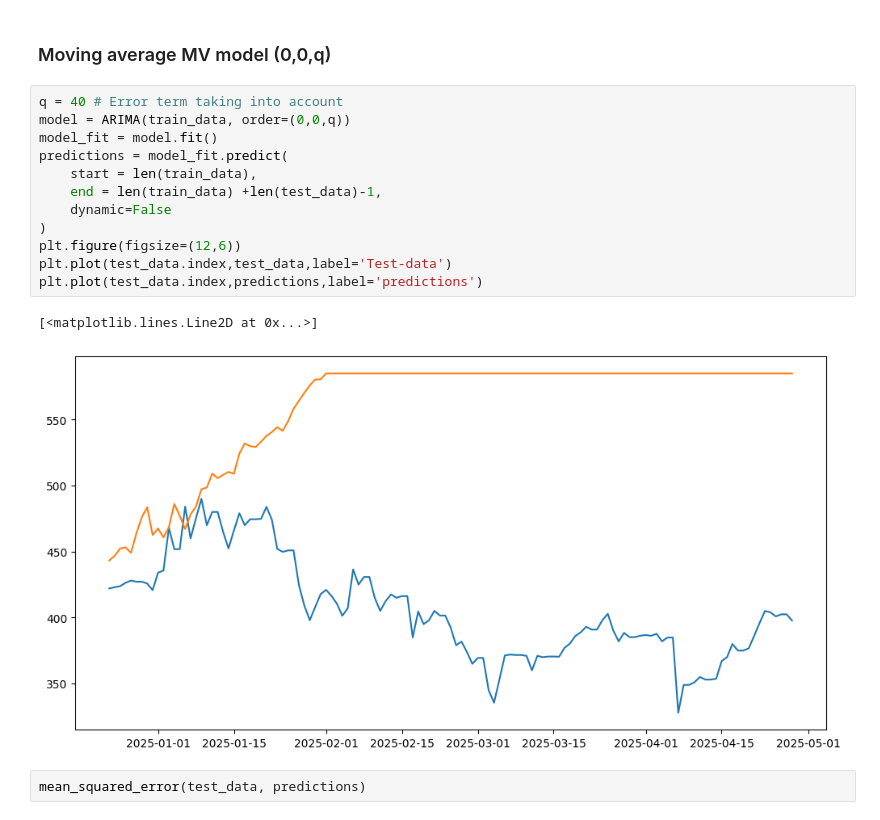
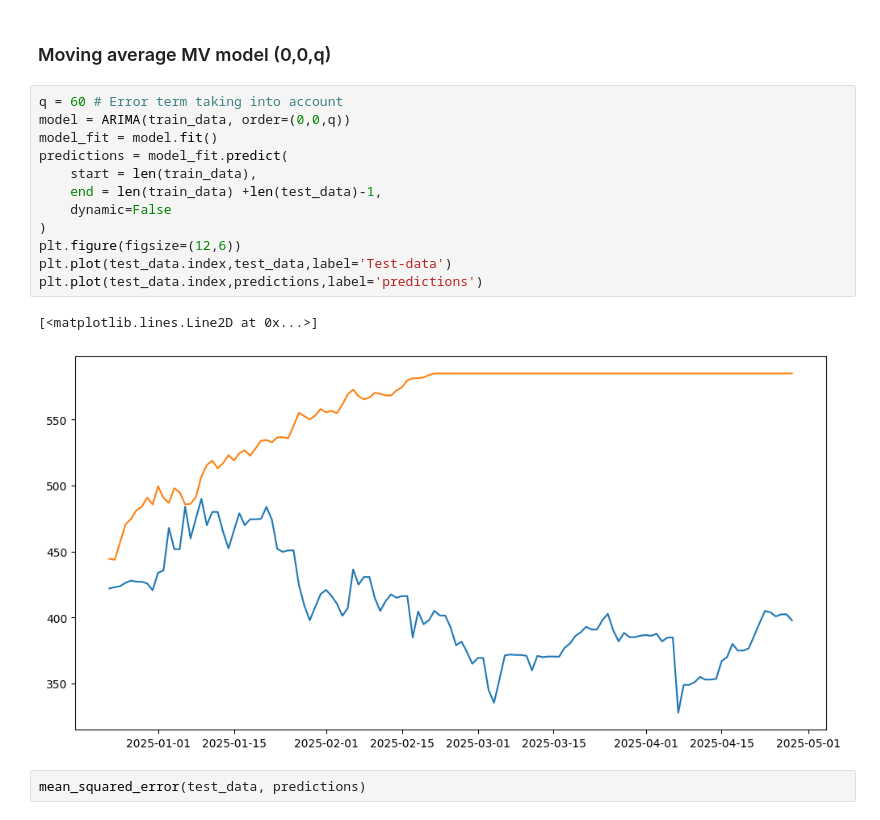
Before and after one commit to ShahidAzadd/Time-Series, a Jupyter notebook: arima_model.ipynb, the cells around one changed output. Cells and saved outputs as stored; diff of their text form.

```diff
--- a/arima_model.ipynb
+++ b/arima_model.ipynb
@@ -63,20 +64,20 @@ mean_absolute_percentage_error(test_data, predictions) *100
 # %% [markdown]
 ### Moving average MV model (0,0,q)
 # %%
-q = 40 # Error term taking into account
+q = 60 # Error term taking into account
 model = ARIMA(train_data, order=(0,0,q))
 model_fit = model.fit()
 predictions = model_fit.predict(
     start = len(train_data),
     end = len(train_data) +len(test_data)-1,
     dynamic=False
 )
 plt.figure(figsize=(12,6))
 plt.plot(test_data.index,test_data,label='Test-data')
 plt.plot(test_data.index,predictions,label='predictions')
 # %% [output]
 [<matplotlib.lines.Line2D at 0x...>]
-[figure, old version]
+[figure, new version]
 # %%
 mean_squared_error(test_data, predictions)
 # %% [output]
```
Also changed, not shown: parts of 9 cells of this notebook.
